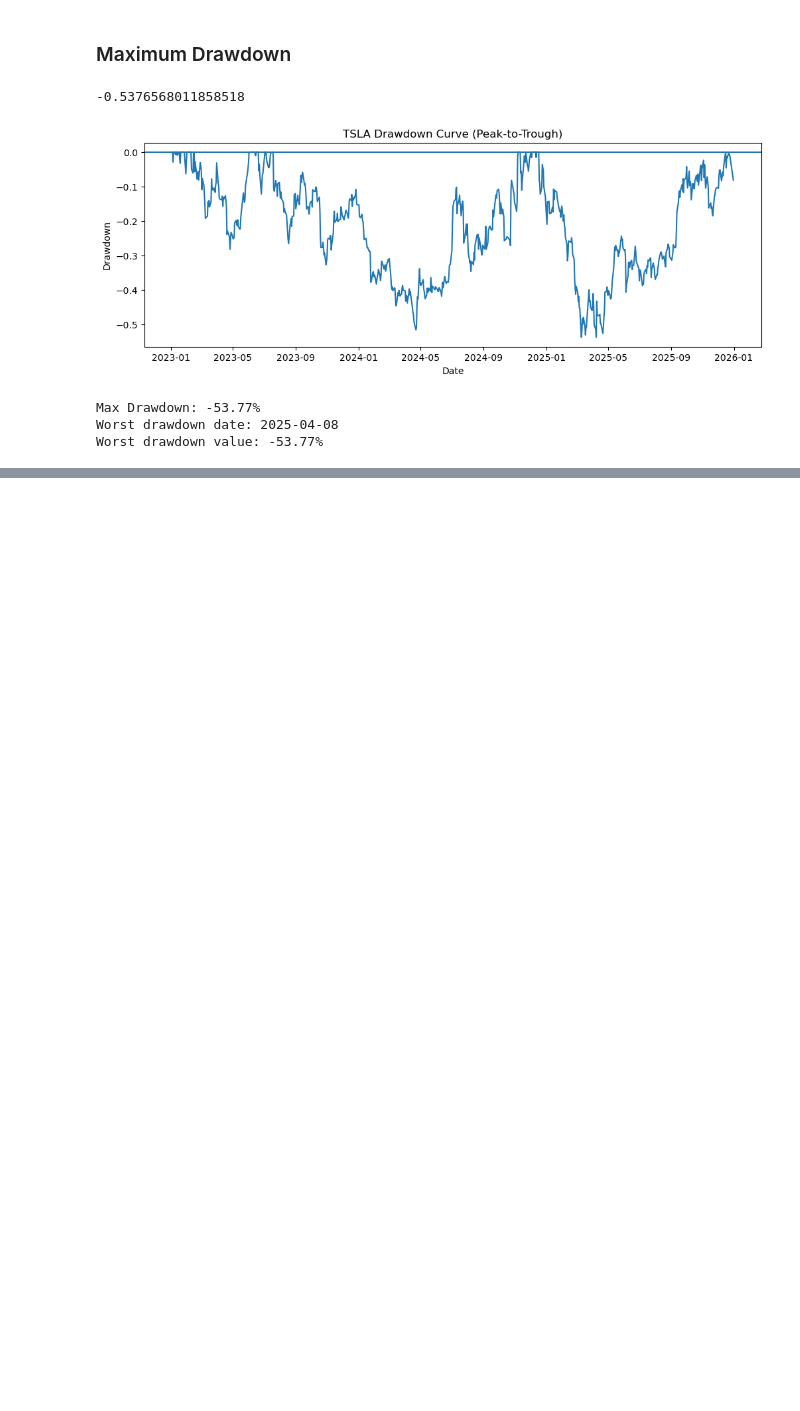
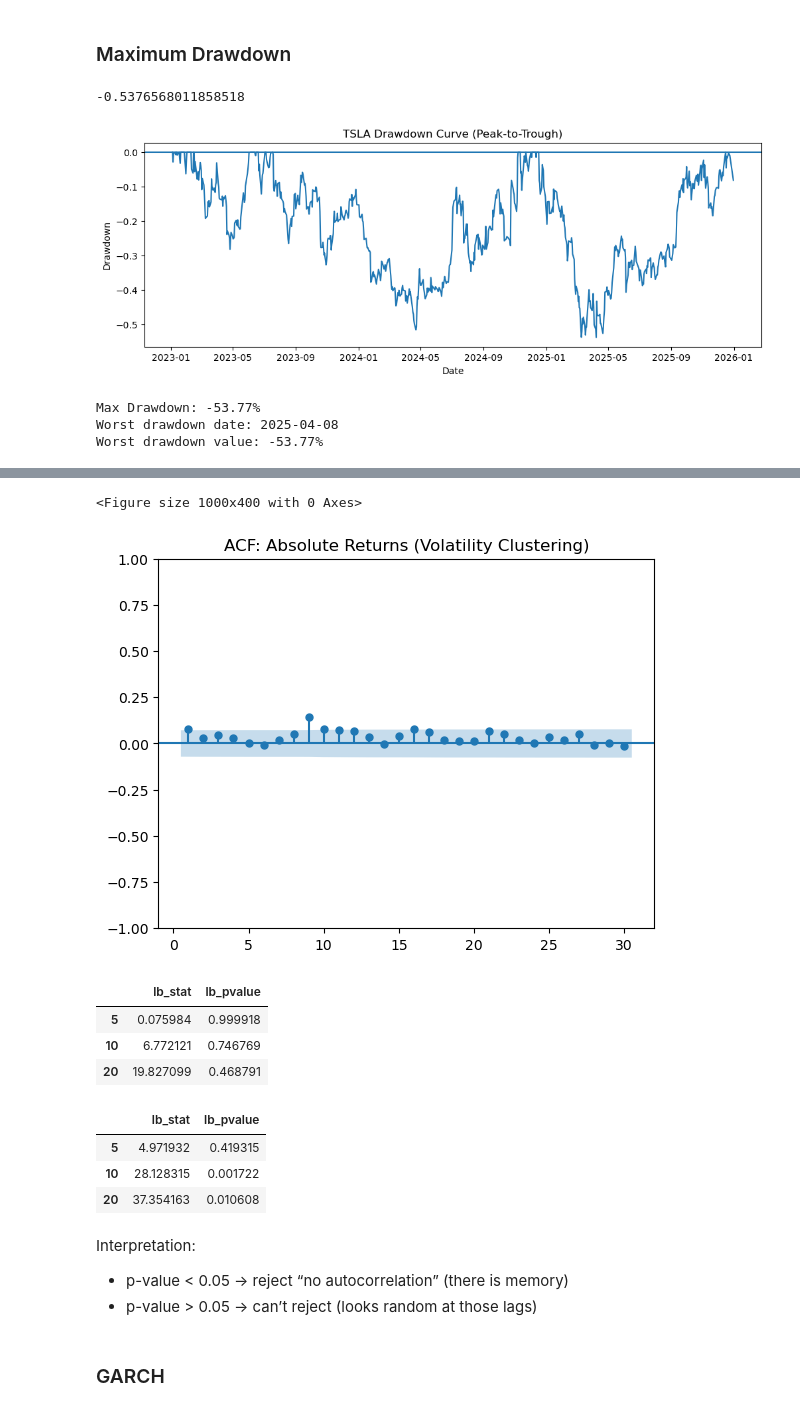
Before and after one commit to Ayomidemi/quant_200_days, a Jupyter notebook: notebooks/1to10.ipynb, the cells around one changed output, grey strips where cells are left out. Saved outputs shown, nothing was run; the diff lists cells and outputs as text; code cells hidden in the pictures; blank space fills up the shorter version.

```diff
--- a/notebooks/1to10.ipynb
+++ b/notebooks/1to10.ipynb
@@ -271,0 +350,37 @@ Worst drawdown value: -53.77%
+# %%
+# ACF for absolute returns
+
+plt.figure(figsize=(10,4))
+plot_acf(ab, lags=30, zero=False)
+plt.title("ACF: Absolute Returns (Volatility Clustering)")
+plt.show()
+# %% [output]
+<Figure size 1000x400 with 0 Axes>
+[figure, added]
+# %%
+# Ljung–Box test
+
+lb_returns = acorr_ljungbox(log_returns.dropna(), lags=[5, 10, 20], return_df=True)
+lb_returns
+# %% [output]
+|  | lb_stat | lb_pvalue |
+| 5 | 0.075984 | 0.999918 |
+| 10 | 6.772121 | 0.746769 |
+| 20 | 19.827099 | 0.468791 |
+# %%
+# Squared returns: often shows strong evidence of clustering
+
+lb_sq = acorr_ljungbox((log_returns.dropna()**2), lags=[5, 10, 20], return_df=True)
+lb_sq
+# %% [output]
+|  | lb_stat | lb_pvalue |
+| 5 | 4.971932 | 0.419315 |
+| 10 | 28.128315 | 0.001722 |
+| 20 | 37.354163 | 0.010608 |
+# %% [markdown]
+Interpretation:
+
+- p-value < 0.05 → reject “no autocorrelation” (there is memory)
+- p-value > 0.05 → can’t reject (looks random at those lags)
+# %% [markdown]
+### GARCH
```
Also changed, not shown: parts of 14 cells of this notebook, 1 other file.
